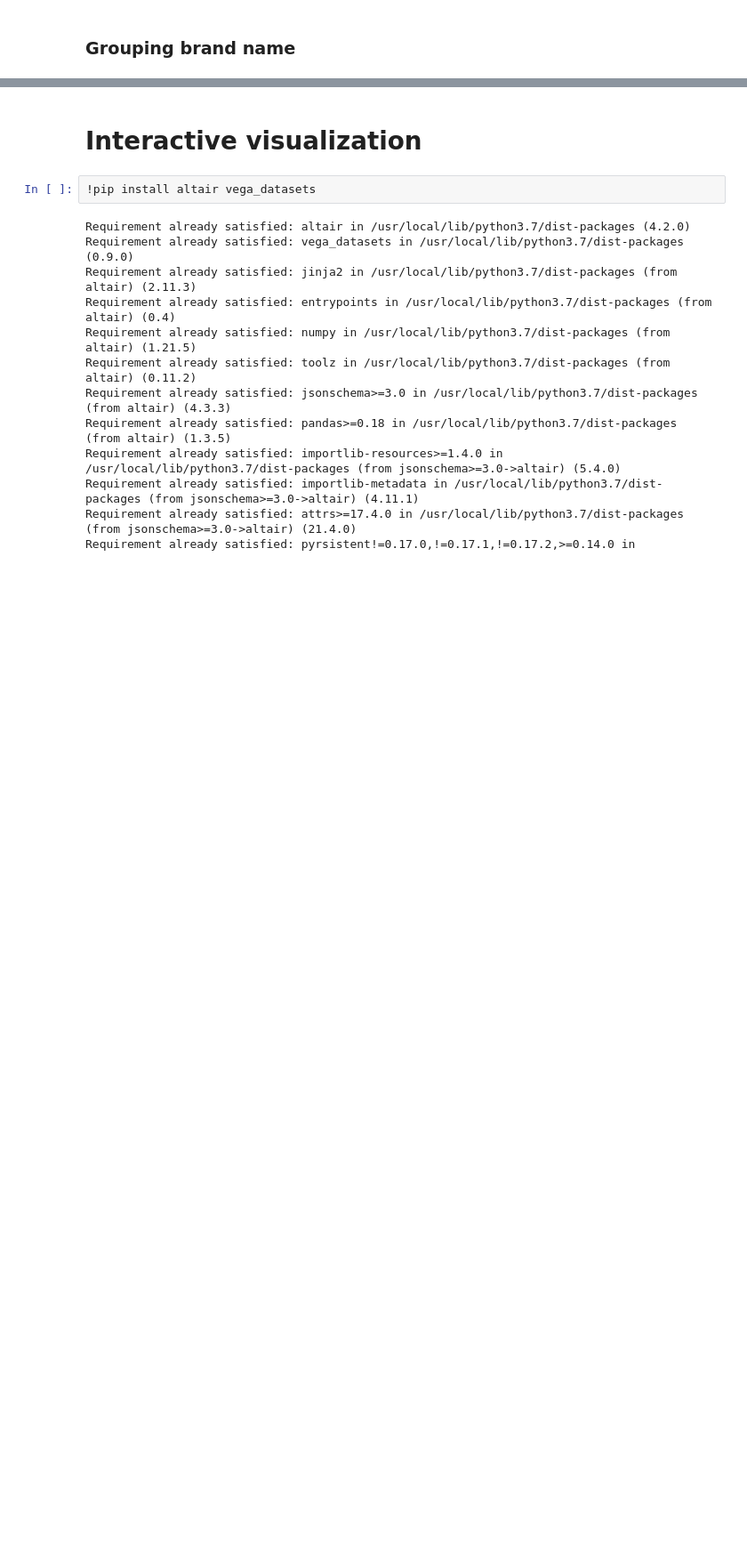
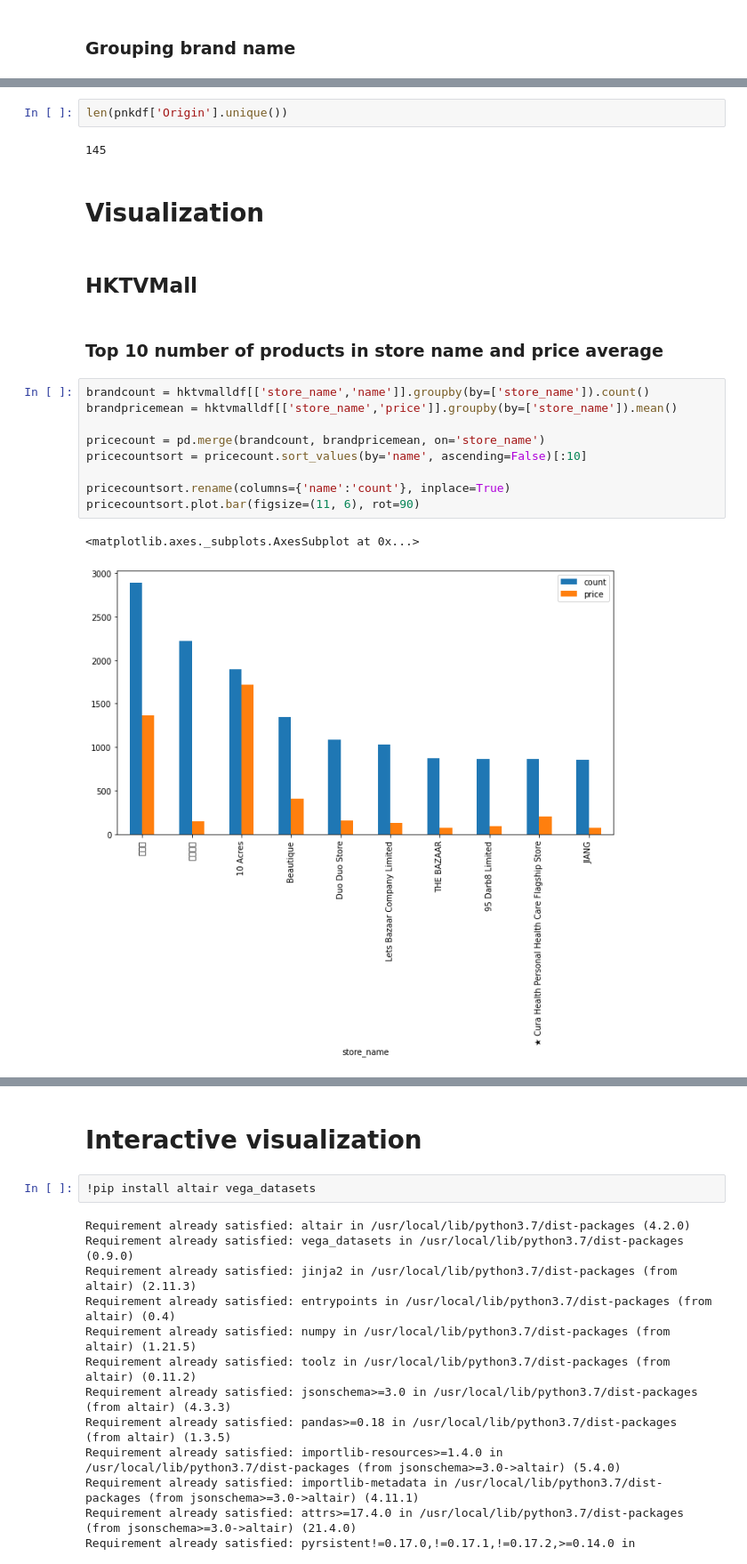
Before and after one commit to hkbu-kennycheng/comp3925, a Jupyter notebook: lab7_interactive_visualization.ipynb, the cells around one changed output, grey strips where cells are left out. Shown: that part at 89% size. Cells and saved outputs as stored; diff of their text form; blank space fills up the shorter version.

```diff
--- a/lab7_interactive_visualization.ipynb
+++ b/lab7_interactive_visualization.ipynb
@@ -351,0 +574,22 @@ Warning: total number of rows (29000) exceeds max_rows (20000). Limiting to firs
+# %%
+len(pnkdf['Origin'].unique())
+# %% [output]
+145
+# %% [markdown]
+# Visualization
+# %% [markdown]
+## HKTVMall
+# %% [markdown]
+### Top 10 number of products in store name and price average
+# %%
+brandcount = hktvmalldf[['store_name','name']].groupby(by=['store_name']).count()
+brandpricemean = hktvmalldf[['store_name','price']].groupby(by=['store_name']).mean()
+
+pricecount = pd.merge(brandcount, brandpricemean, on='store_name')
+pricecountsort = pricecount.sort_values(by='name', ascending=False)[:10]
+
+pricecountsort.rename(columns={'name':'count'}, inplace=True)
+pricecountsort.plot.bar(figsize=(11, 6), rot=90)
+# %% [output]
+<matplotlib.axes._subplots.AxesSubplot at 0x...>
+[figure, added]
```
Also changed, not shown: parts of 73 cells of this notebook.
